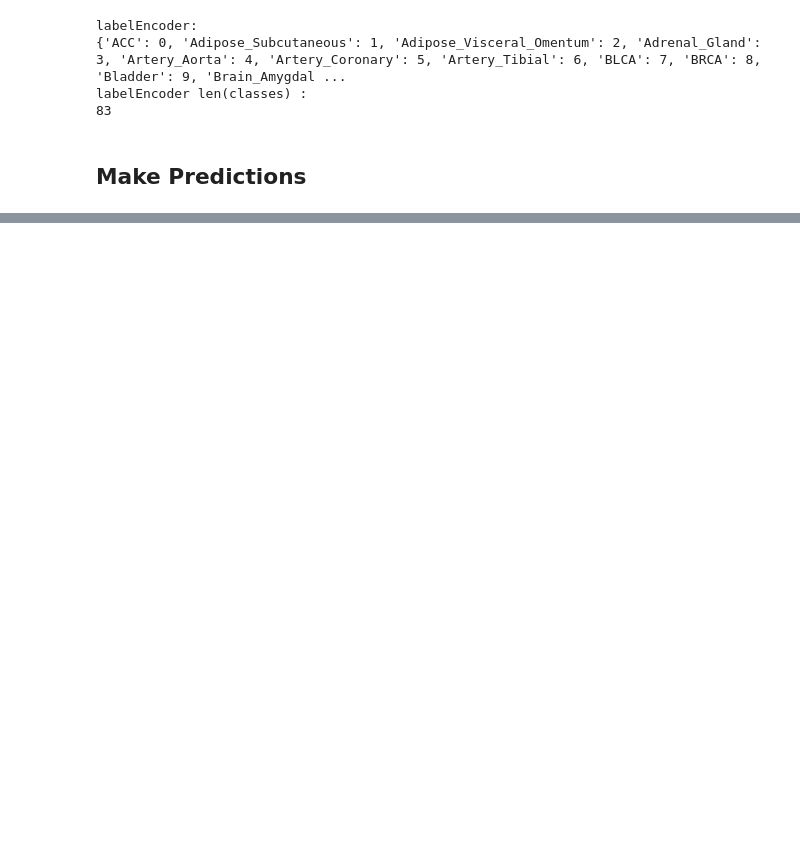
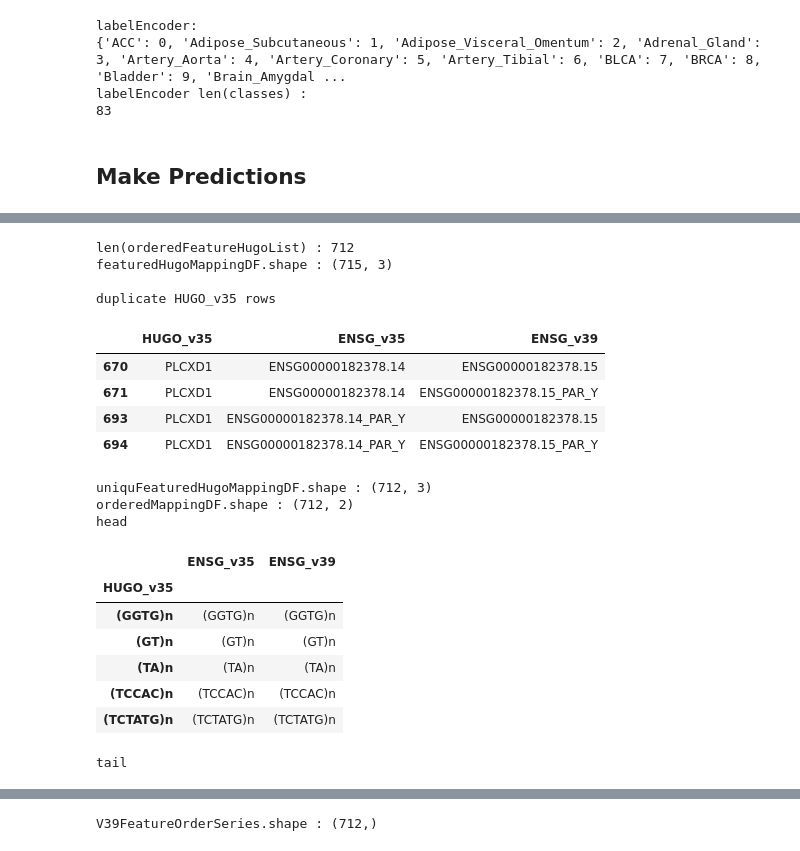
Before and after one commit to aedavids/extraCellularRNA, a Jupyter notebook: intraExtraRNA_POC/jupyterNotebooks/elife/randomForestGTEx_TCGAGeneSignature.ipynb, the cells around one changed output, grey strips where cells are left out. Cells and saved outputs as stored; diff of their text form; code cells hidden in the pictures; blank space fills up the shorter version.

```diff
--- a/intraExtraRNA_POC/jupyterNotebooks/elife/randomForestGTEx_TCGAGeneSignature.ipynb
+++ b/intraExtraRNA_POC/jupyterNotebooks/elife/randomForestGTEx_TCGAGeneSignature.ipynb
@@ -186,3 +238,18 @@ labelEncoder len(classes) :
 83
 # %% [markdown]
 ## Make Predictions
+# %%
+# we need to make sure the features (cols) are in correct order
+print(model.n_features_in_)
+# The attribute feature_names_in_ will only be valid if model was trained using a data frame
+# numpy arrays to not have feature name information
+orderedFeatureHugoList = model.feature_names_in_
+print( f'len(orderedFeatureHugoList) : {len(orderedFeatureHugoList)}' )
+print(f'len(XDF.columns) : {len(XDF.columns)}' )
+logger.error('AEDWIP elife has an extra feature')
+# print( f'\norderedFeatureHugoList[0:5] : { orderedFeatureHugoList[0:5]} ')
+# print( f'\norderedFeatureHugoList[-5:] : { orderedFeatureHugoList[-5:]} ')
+
+# print( 'PLCXD1' in orderedFeatureHugoList )
+# # display( mapDF.loc['PLCXD1', :] )
+# display( mapDF[ mapDF['HUGO_v35'] =='PLCXD1' ] )
@@ -188,0 +373,63 @@ labelEncoder len(classes) :
+# %%
+def getV39FeatureOrder():
+    # select the orderedFeatureHugoList genes from teh mapDF
+    selectRows = mapDF.loc[:, 'HUGO_v35'].isin( orderedFeatureHugoList )
+    featuredHugoMappingDF = mapDF.loc[selectRows, :]
+
+    # are the HUGO value unique ? NO
+    print(f'len(orderedFeatureHugoList) : {len(orderedFeatureHugoList)}')
+    print(f'featuredHugoMappingDF.shape : {featuredHugoMappingDF.shape}')
+
+    # https://pandas.pydata.org/docs/reference/api/pandas.DataFrame.duplicated.html
+    # keep=False will cause a boolean series to be return, where duplicates are marked as true
+    selectDuplicateRows = featuredHugoMappingDF.duplicated( ['HUGO_v35'], keep=False )
+    print(f'\nduplicate HUGO_v35 rows')
+    display( featuredHugoMappingDF.loc[selectDuplicateRows, :] )
+
+    #
+    # selectFirstRows = featuredHugoMappingDF.duplicated( ['HUGO_v35'], keep='first' )
+    # print( sum(selectFirstRows) )
+
+    uniquFeaturedHugoMappingDF = featuredHugoMappingDF.drop_duplicates(subset=['HUGO_v35'], inplace=False)
+    print(f'uniquFeaturedHugoMappingDF.shape : {uniquFeaturedHugoMappingDF.shape}')
+
+    # set the index so we can reorder rows
+    tmpMappingDF = uniquFeaturedHugoMappingDF.set_index('HUGO_v35', inplace=False)
+
+    orderedMappingDF = tmpMappingDF.loc[orderedFeatureHugoList, :]
+    print(f'orderedMappingDF.shape : {orderedMappingDF.shape}')
+
+    print("head")
+    display( orderedMappingDF.head() )
+    print("tail")
+    display( orderedMappingDF.tail() )
+
+    retSeries = orderedMappingDF.loc[:, "ENSG_v39"]
+
+    return retSeries
+
+V39FeatureOrderSeries = getV39FeatureOrder()
+print(f'V39FeatureOrderSeries.shape : {V39FeatureOrderSeries.shape}')
+display( V39FeatureOrderSeries[0:5] )
+display( V39FeatureOrderSeries[-5:] )
+# %% [output]
+len(orderedFeatureHugoList) : 712
+featuredHugoMappingDF.shape : (715, 3)
+
+duplicate HUGO_v35 rows
+|  | HUGO_v35 | ENSG_v35 | ENSG_v39 |
+| 670 | PLCXD1 | ENSG00000182378.14 | ENSG00000182378.15 |
+| 671 | PLCXD1 | ENSG00000182378.14 | ENSG00000182378.15_PAR_Y |
+| 693 | PLCXD1 | ENSG00000182378.14_PAR_Y | ENSG00000182378.15 |
+| 694 | PLCXD1 | ENSG00000182378.14_PAR_Y | ENSG00000182378.15_PAR_Y |
+uniquFeaturedHugoMappingDF.shape : (712, 3)
+orderedMappingDF.shape : (712, 2)
+head
+|  | ENSG_v35 | ENSG_v39 |
+| HUGO_v35 |  |  |
+| (GGTG)n | (GGTG)n | (GGTG)n |
+| (GT)n | (GT)n | (GT)n |
+| (TA)n | (TA)n | (TA)n |
+| (TCCAC)n | (TCCAC)n | (TCCAC)n |
+| (TCTATG)n | (TCTATG)n | (TCTATG)n |
+tail
@@ -188,0 +443 @@ labelEncoder len(classes) :
+V39FeatureOrderSeries.shape : (712,)
```
Also changed, not shown: parts of 31 cells of this notebook, 4 other files.
